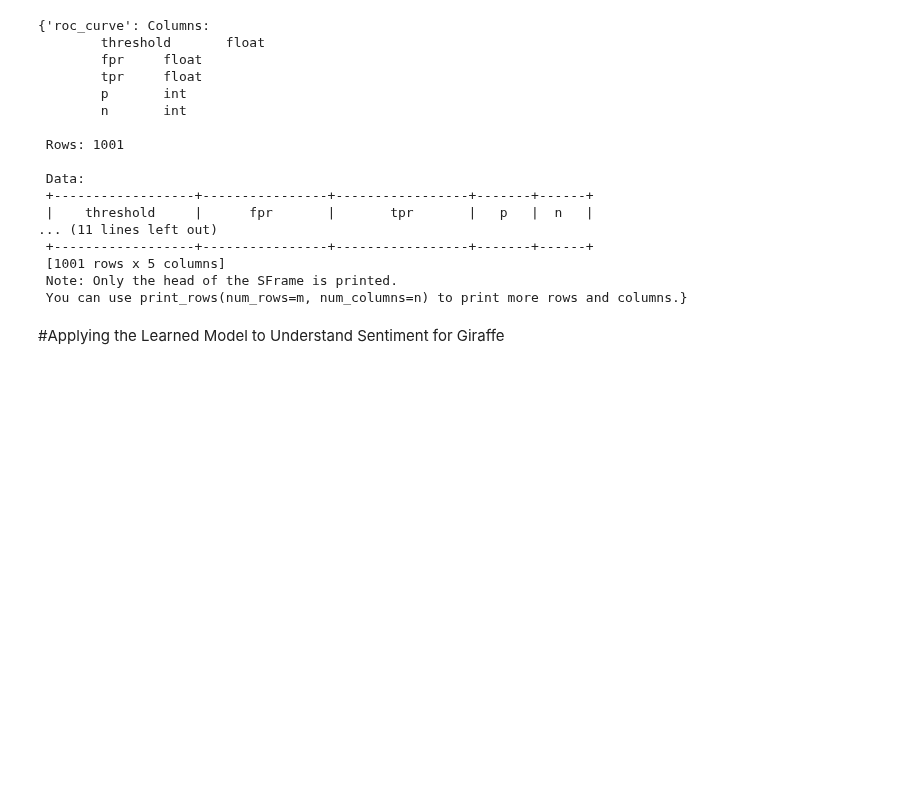
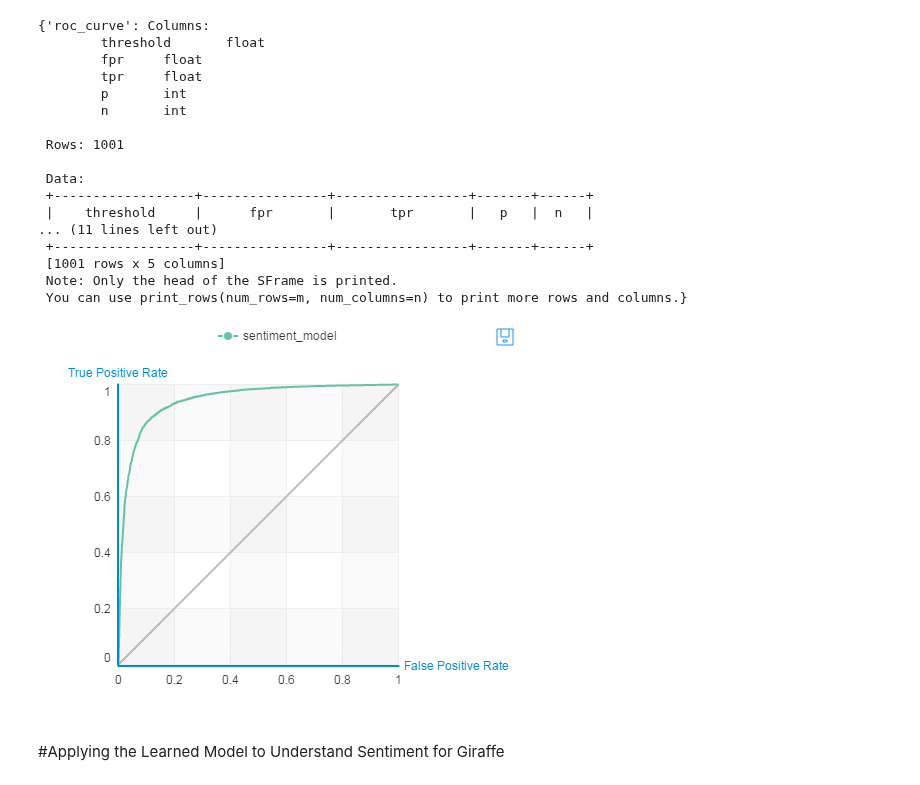
Before and after one commit to jeknov/ML-short-demos, a Jupyter notebook: Analyzing product sentiment.ipynb, the cells around one changed output. Saved outputs shown, nothing was run; the diff lists cells and outputs as text; code cells hidden in the pictures; blank space fills up the shorter version.

Commit message:
updated with recommender and images

```diff
--- a/Analyzing product sentiment.ipynb
+++ b/Analyzing product sentiment.ipynb
@@ -142,6 +145,11 @@ sentiment_model.evaluate(test_data, metric='roc_curve')
  You can use print_rows(num_rows=m, num_columns=n) to print more rows and columns.}
 # %%
 sentiment_model.show(view='Evaluation')
+# %%
+from IPython.display import Image
+Image(filename='img1.png')
+# %% [output]
+[figure, added]
 # %% [markdown]
 #Applying the Learned Model to Understand Sentiment for Giraffe
 # %%
```
Also changed, not shown: parts of 3 cells of this notebook, 4 other files.
